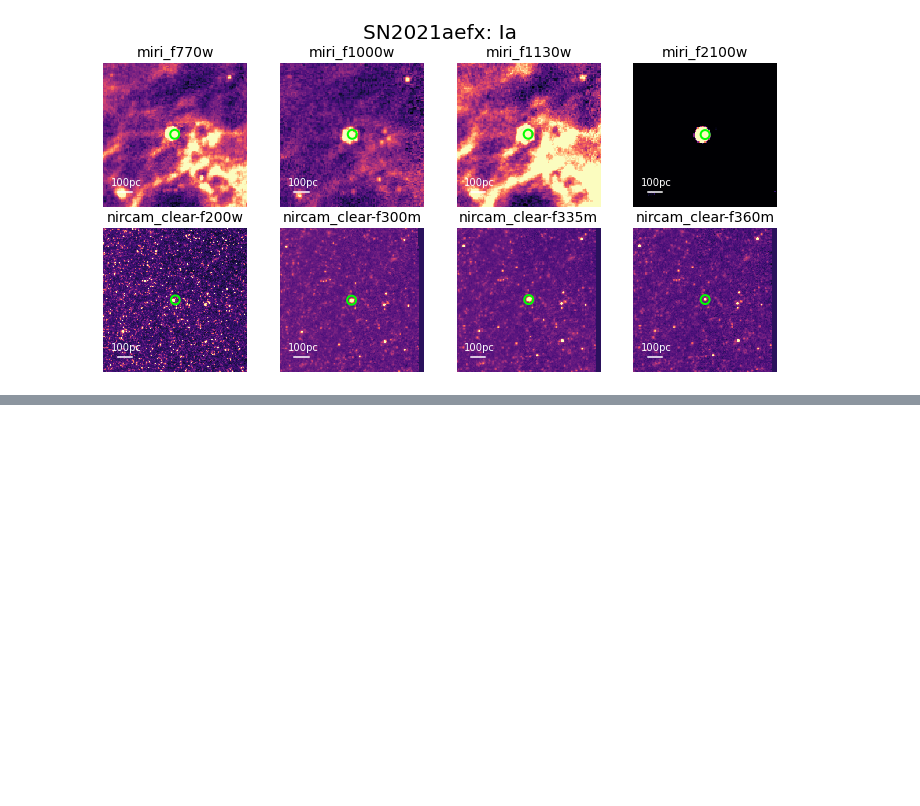
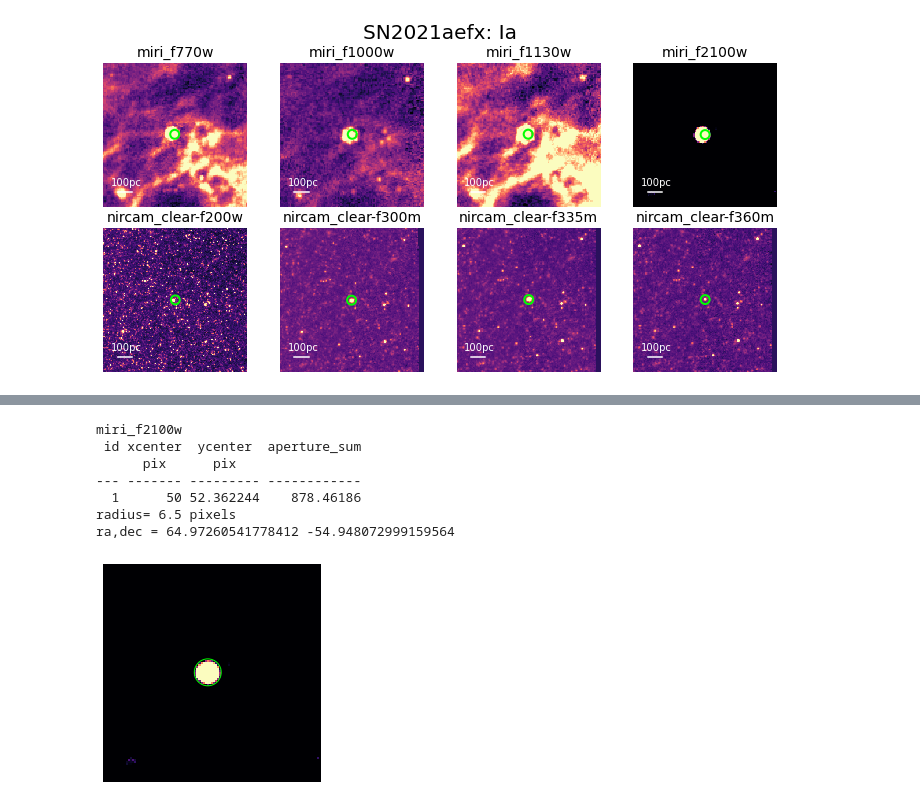
Before and after one commit to NessMayker/SNeJWST, a Jupyter notebook: Code/0.JWST_NGC1566_SN2021aefx.ipynb, the cells around one changed output, grey strips where cells are left out. Saved outputs shown, nothing was run; the diff lists cells and outputs as text; code cells hidden in the pictures; blank space fills up the shorter version.

```diff
--- a/Code/0.JWST_NGC1566_SN2021aefx.ipynb
+++ b/Code/0.JWST_NGC1566_SN2021aefx.ipynb
@@ -417,0 +457,13 @@ NameError: name 'ra21aefx' is not defined
+# %%
+
+print(imgs[3])
+getPhot(3,xval=50,yval=52.362244,rad=6.5)
+# %% [output]
+miri_f2100w
+ id xcenter  ycenter  aperture_sum
+      pix      pix
+--- ------- --------- ------------
+  1      50 52.362244    878.46186
+radius= 6.5 pixels
+ra,dec = 64.97260541778412 -54.948072999159564
+[figure, added]
```
Also changed, not shown: parts of 11 cells of this notebook.
